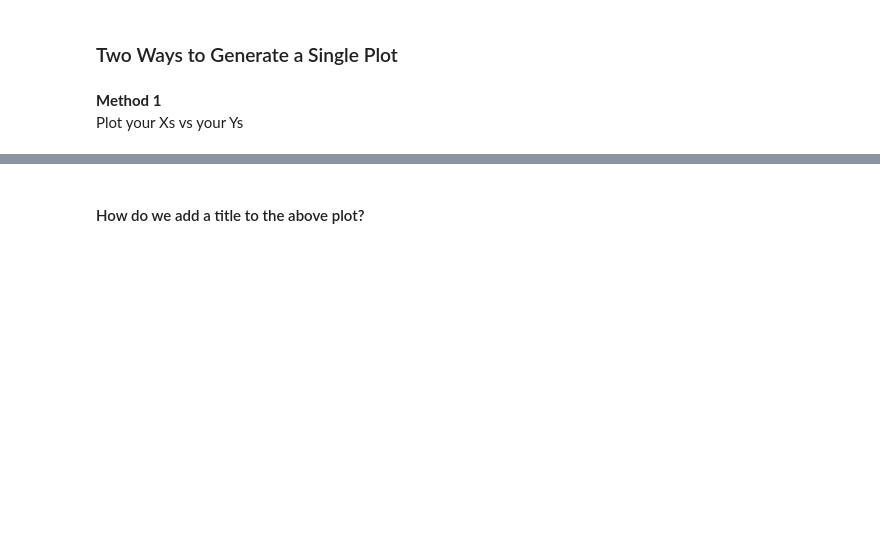
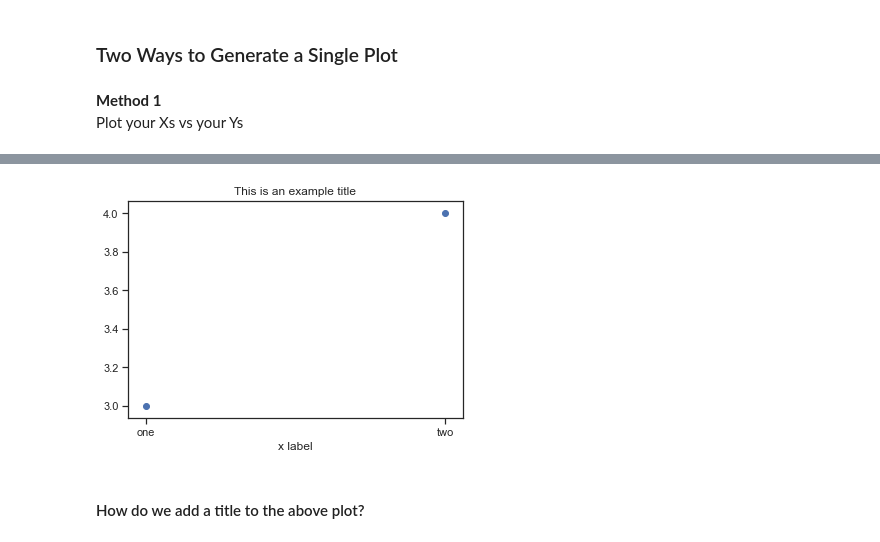
Before and after one commit to yunghanjeong/nyc-mhtn-ds-091420-lectures, a Jupyter notebook: Phase_1/Data_Viz.ipynb, the cells around one changed output, grey strips where cells are left out. Drawn from its saved outputs; the diff is of its cells as text; code cells hidden in the pictures; blank space fills up the shorter version.

```diff
--- a/Phase_1/Data_Viz.ipynb
+++ b/Phase_1/Data_Viz.ipynb
@@ -71,5 +134,8 @@ fig
 # %%
 # examine the figure
+fig
+# %% [output]
+[figure, added]
 # %% [markdown]
 #### How do we add a title to the above plot?
 # %%
```
Also changed, not shown: parts of 23 cells of this notebook.
